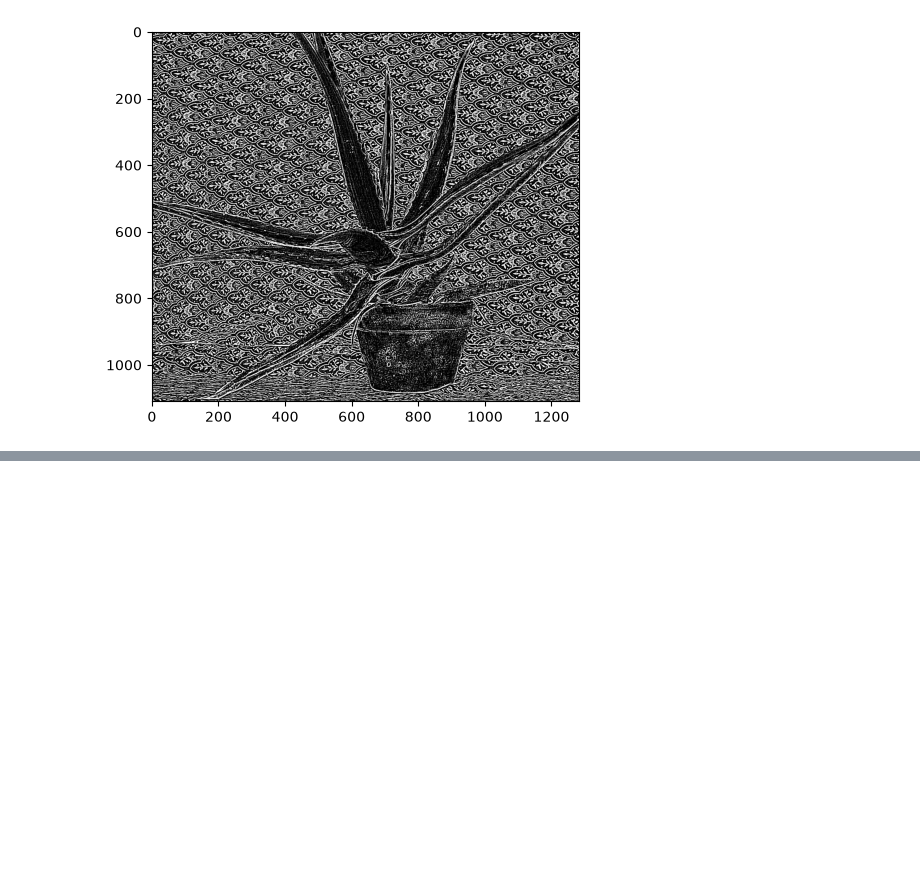
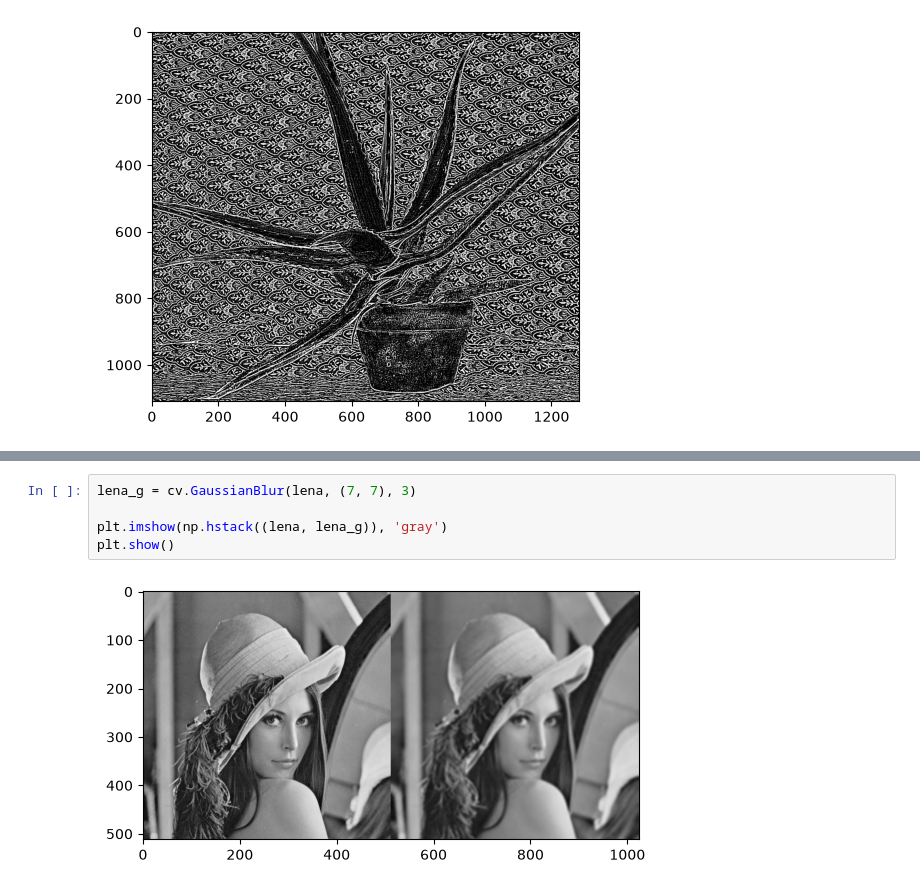
Before and after one commit to mikecr96/PDI-Ago-dic26-Gpo1, a Jupyter notebook: Semana X/filtros2.ipynb, the cells around one changed output, grey strips where cells are left out. Cells and saved outputs as stored; diff of their text form; blank space fills up the shorter version.

```diff
--- a/Semana X/filtros2.ipynb
+++ b/Semana X/filtros2.ipynb
@@ -146,0 +156,7 @@ plt.show()
+# %%
+lena_g = cv.GaussianBlur(lena, (7, 7), 3)
+
+plt.imshow(np.hstack((lena, lena_g)), 'gray')
+plt.show()
+# %% [output]
+[figure, added]
```
Also changed, not shown: parts of 8 cells of this notebook, 1 other file.
